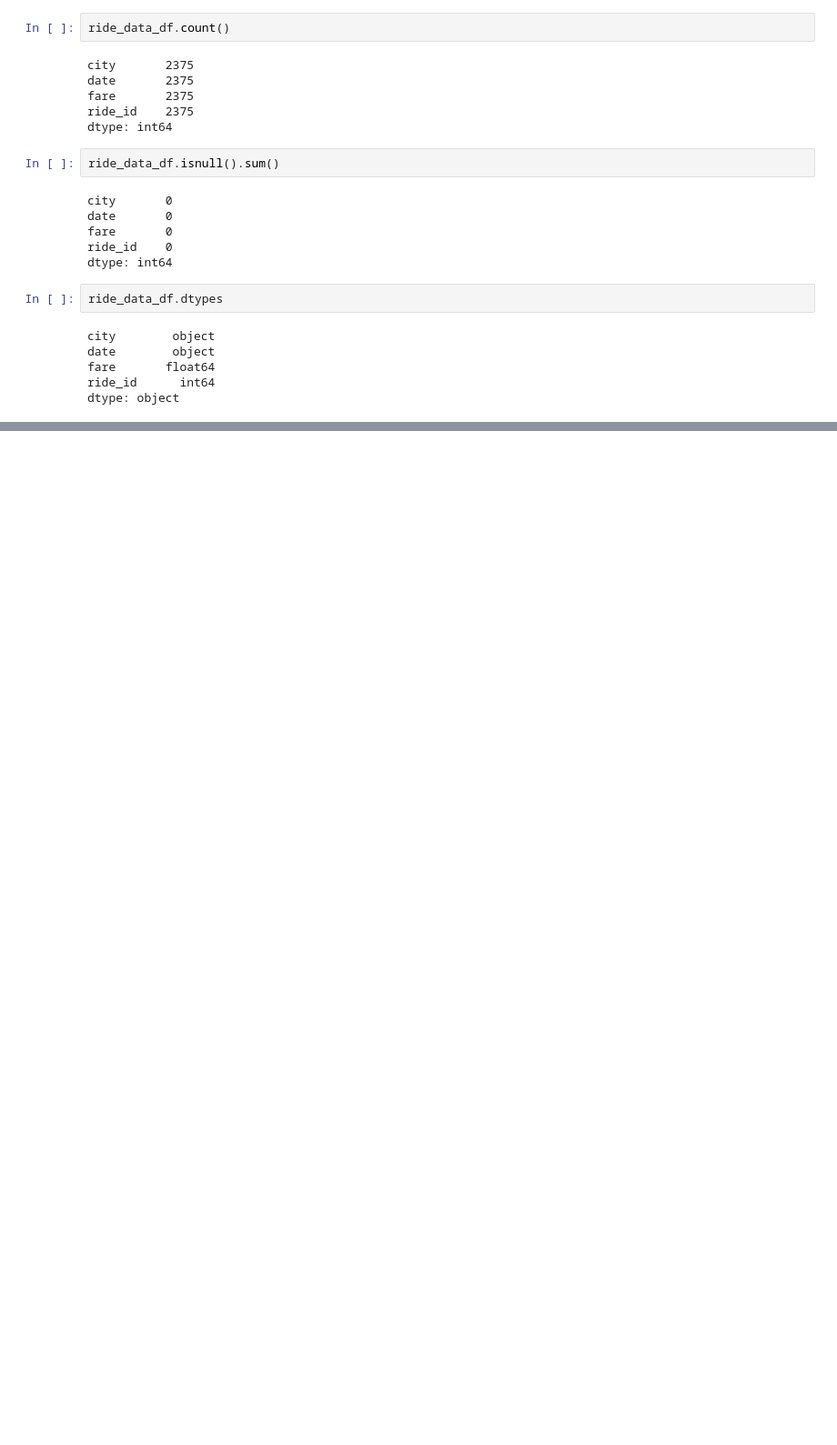
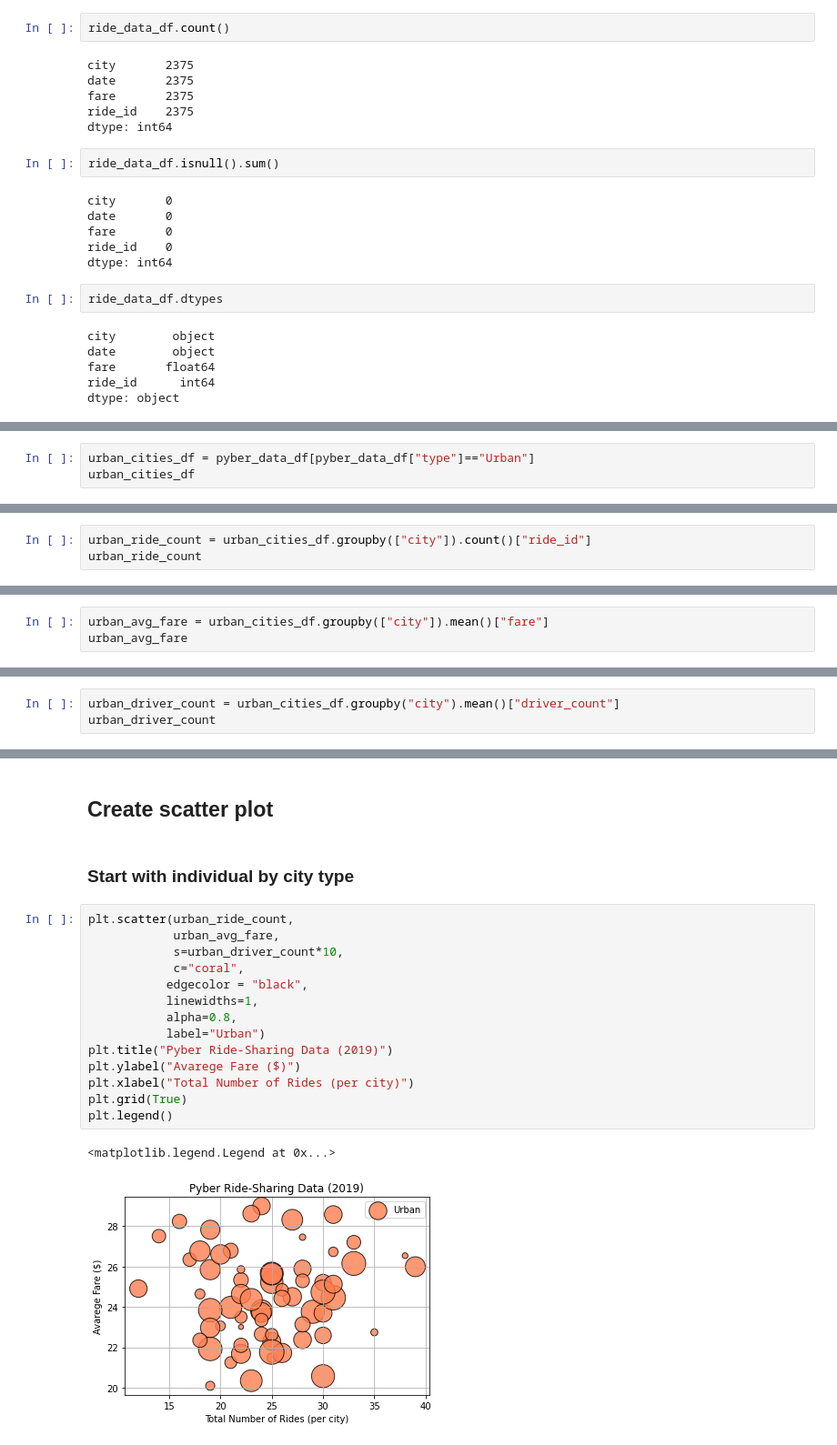
Before and after one commit to eric-spoerner/rideshare-analysis, a Jupyter notebook: Pyber.ipynb, the cells around one changed output, grey strips where cells are left out. Shown at 91% size. Cells and saved outputs as stored; diff of their text form; blank space fills up the shorter version.

Commit message:
Completed bubble chart of ride data by city.

```diff
--- a/Pyber.ipynb
+++ b/Pyber.ipynb
@@ -118,0 +125,3 @@ all_df
+# %%
+urban_cities_df = pyber_data_df[pyber_data_df["type"]=="Urban"]
+urban_cities_df
@@ -118,0 +178,3 @@ all_df
+# %%
+urban_ride_count = urban_cities_df.groupby(["city"]).count()["ride_id"]
+urban_ride_count
@@ -118,0 +242,3 @@ all_df
+# %%
+urban_avg_fare = urban_cities_df.groupby(["city"]).mean()["fare"]
+urban_avg_fare
@@ -118,0 +306,3 @@ all_df
+# %%
+urban_driver_count = urban_cities_df.groupby("city").mean()["driver_count"]
+urban_driver_count
@@ -118,0 +368,21 @@ all_df
+# %% [markdown]
+## Create scatter plot
+# %% [markdown]
+### Start with individual by city type
+# %%
+plt.scatter(urban_ride_count,
+            urban_avg_fare,
+            s=urban_driver_count*10,
+            c="coral",
+           edgecolor = "black",
+           linewidths=1,
+           alpha=0.8,
+           label="Urban")
+plt.title("Pyber Ride-Sharing Data (2019)")
+plt.ylabel("Avarege Fare ($)")
+plt.xlabel("Total Number of Rides (per city)")
+plt.grid(True)
+plt.legend()
+# %% [output]
+<matplotlib.legend.Legend at 0x...>
+[figure, added]
```
Also changed, not shown: parts of 26 cells of this notebook, 1 other file.
